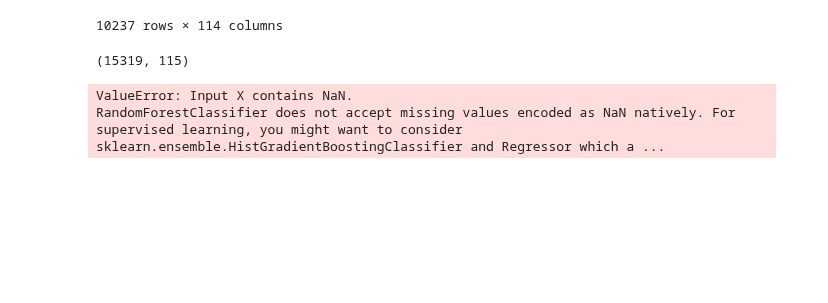
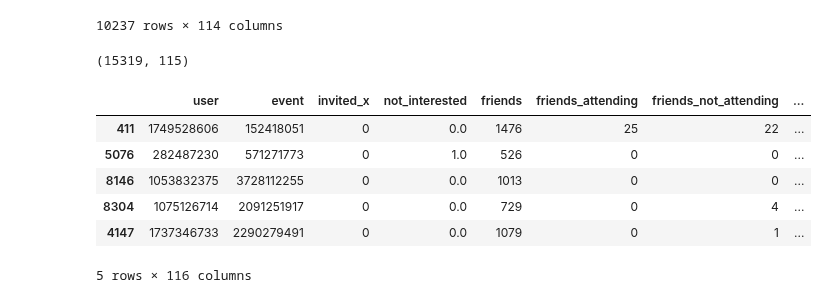
Before and after one commit to dsanmart/everywhere-reco, a Jupyter notebook: examples/models/model1.ipynb, the cells around one changed output. Saved outputs shown, nothing was run; the diff lists cells and outputs as text; code cells hidden in the pictures; blank space fills up the shorter version.

```diff
--- a/examples/models/model1.ipynb
+++ b/examples/models/model1.ipynb
@@ -300,11 +300,11 @@ NDCG (normalized discounted cumulative gain) : 0.9575181452091592
 ### Implementing LGBM without bagging
 # %%
 # Lightgbm
-clf = lgb.LGBMClassifier()
-clf.fit(X_train, y_train)
-y_pred = clf.predict(X_test)
+clf2 = lgb.LGBMClassifier()
+clf2.fit(X_train, y_train)
+y_pred = clf2.predict(X_test)
 # with probabilities
-y_pred_proba = clf.predict_proba(X_test)[:, 1]
+y_pred_proba = clf2.predict_proba(X_test)[:, 1]
 # %% [markdown]
 #### Model Evaluation
 # %%
@@ -741,15 +741,21 @@ all_future_events = pd.concat([X_test, df_FE], axis=0)
 print(all_future_events.shape)
 # %% [output]
 (15319, 115)
+# %%
+#predict the probabilities of all_future_events
+y_pred_proba = clf2.predict_proba(all_future_events)[:, 1]
 # %%
-#predict the probabilities of all_future_events
-clf=clf = lgb.LGBMClassifier()
-y_pred_proba = clf.predict_proba(all_future_events)[:, 1]
+
 all_future_events["predictions"] = y_pred_proba
 all_future_events.head()
 # %% [output]
+|  | user | event | invited_x | not_interested | friends | friends_attending | friends_not_attending | ... |
+| 411 | 1749528606 | 152418051 | 0 | 0.0 | 1476 | 25 | 22 | ... |
+| 5076 | 282487230 | 571271773 | 0 | 1.0 | 526 | 0 | 0 | ... |
+| 8146 | 1053832375 | 3728112255 | 0 | 0.0 | 1013 | 0 | 0 | ... |
+| 8304 | 1075126714 | 2091251917 | 0 | 0.0 | 729 | 0 | 4 | ... |
+| 4147 | 1737346733 | 2290279491 | 0 | 0.0 | 1079 | 0 | 1 | ... |
-ValueError: Input X contains NaN.
-RandomForestClassifier does not accept missing values encoded as NaN natively. For supervised learning, you might want to consider sklearn.ensemble.HistGradientBoostingClassifier and Regressor which a ...
+5 rows × 116 columns
 # %%
 futureEvents= all_future_events[[ "user", "event" ,"predictions"]]
 futureEvents.head()
```
Also changed, not shown: parts of 14 cells of this notebook.
